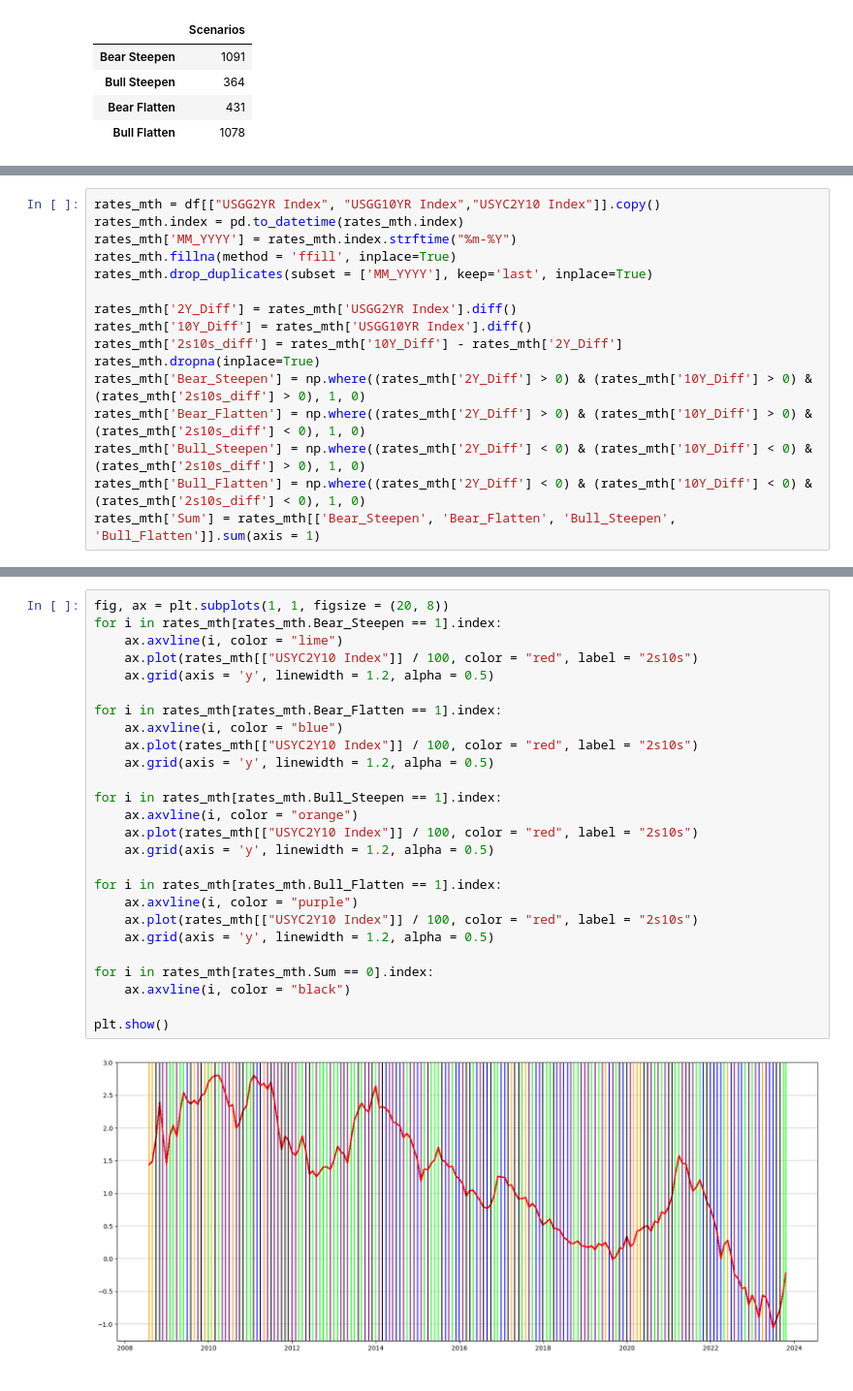
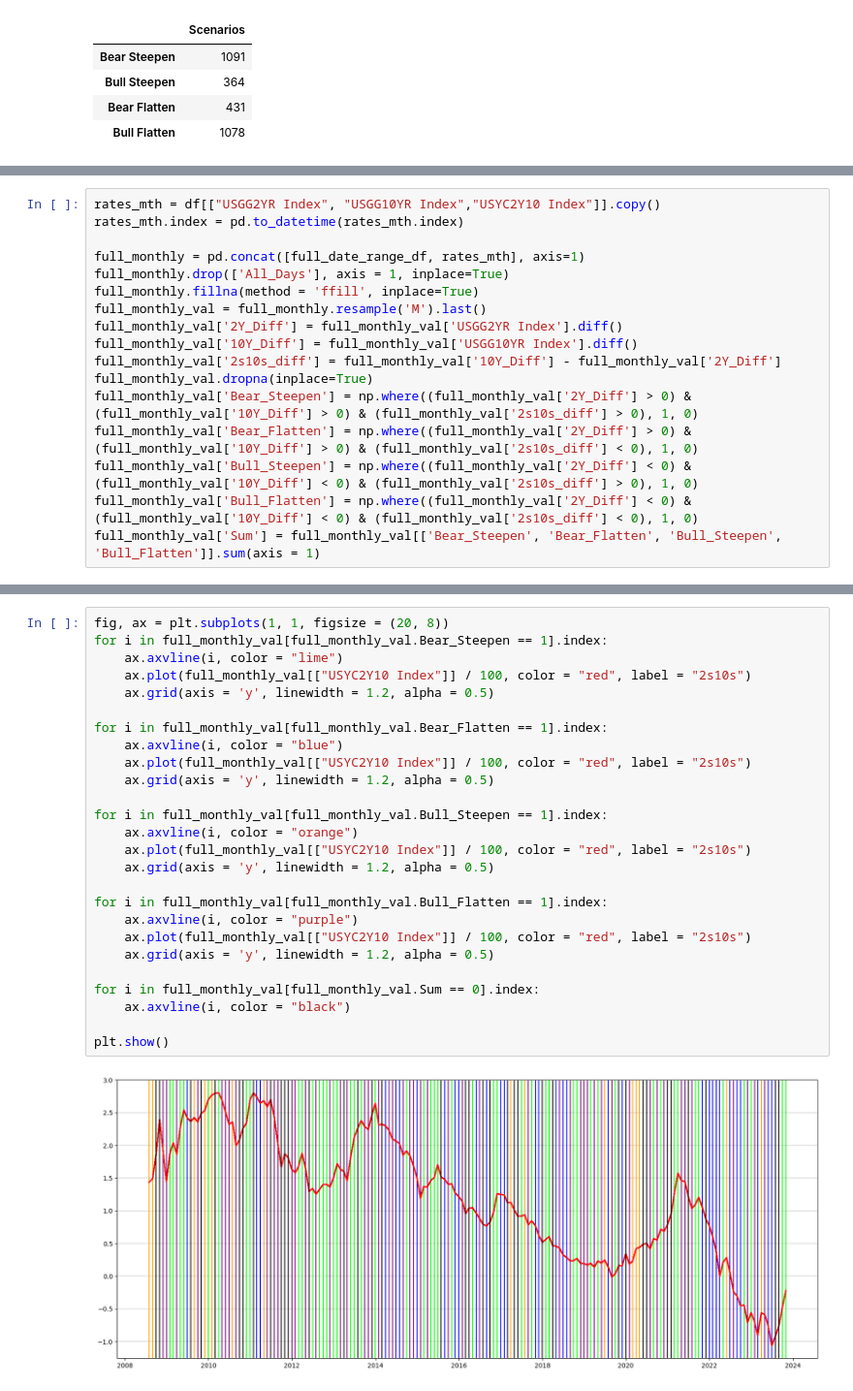
Before and after one commit to ClarenceTee93/Strategies, a Jupyter notebook: strategies.ipynb, the cells around one changed output, grey strips where cells are left out. Shown at 97% size. Cells and saved outputs as stored; diff of their text form.

```diff
--- a/strategies.ipynb
+++ b/strategies.ipynb
@@ -431,17 +460,18 @@ freq_scenarios
 # %%
 rates_mth = df[["USGG2YR Index", "USGG10YR Index","USYC2Y10 Index"]].copy()
 rates_mth.index = pd.to_datetime(rates_mth.index)
-rates_mth['MM_YYYY'] = rates_mth.index.strftime("%m-%Y")
-rates_mth.fillna(method = 'ffill', inplace=True)
-rates_mth.drop_duplicates(subset = ['MM_YYYY'], keep='last', inplace=True)
 
-rates_mth['2Y_Diff'] = rates_mth['USGG2YR Index'].diff()
-rates_mth['10Y_Diff'] = rates_mth['USGG10YR Index'].diff()
-rates_mth['2s10s_diff'] = rates_mth['10Y_Diff'] - rates_mth['2Y_Diff']
-rates_mth.dropna(inplace=True)
-rates_mth['Bear_Steepen'] = np.where((rates_mth['2Y_Diff'] > 0) & (rates_mth['10Y_Diff'] > 0) & (rates_mth['2s10s_diff'] > 0), 1, 0)
-rates_mth['Bear_Flatten'] = np.where((rates_mth['2Y_Diff'] > 0) & (rates_mth['10Y_Diff'] > 0) & (rates_mth['2s10s_diff'] < 0), 1, 0)
-rates_mth['Bull_Steepen'] = np.where((rates_mth['2Y_Diff'] < 0) & (rates_mth['10Y_Diff'] < 0) & (rates_mth['2s10s_diff'] > 0), 1, 0)
-rates_mth['Bull_Flatten'] = np.where((rates_mth['2Y_Diff'] < 0) & (rates_mth['10Y_Diff'] < 0) & (rates_mth['2s10s_diff'] < 0), 1, 0)
-rates_mth['Sum'] = rates_mth[['Bear_Steepen', 'Bear_Flatten', 'Bull_Steepen', 'Bull_Flatten']].sum(axis = 1)
+full_monthly = pd.concat([full_date_range_df, rates_mth], axis=1)
+full_monthly.drop(['All_Days'], axis = 1, inplace=True)
+full_monthly.fillna(method = 'ffill', inplace=True)
+full_monthly_val = full_monthly.resample('M').last()
+full_monthly_val['2Y_Diff'] = full_monthly_val['USGG2YR Index'].diff()
+full_monthly_val['10Y_Diff'] = full_monthly_val['USGG10YR Index'].diff()
+full_monthly_val['2s10s_diff'] = full_monthly_val['10Y_Diff'] - full_monthly_val['2Y_Diff']
+full_monthly_val.dropna(inplace=True)
+full_monthly_val['Bear_Steepen'] = np.where((full_monthly_val['2Y_Diff'] > 0) & (full_monthly_val['10Y_Diff'] > 0) & (full_monthly_val['2s10s_diff'] > 0), 1, 0)
+full_monthly_val['Bear_Flatten'] = np.where((full_monthly_val['2Y_Diff'] > 0) & (full_monthly_val['10Y_Diff'] > 0) & (full_monthly_val['2s10s_diff'] < 0), 1, 0)
+full_monthly_val['Bull_Steepen'] = np.where((full_monthly_val['2Y_Diff'] < 0) & (full_monthly_val['10Y_Diff'] < 0) & (full_monthly_val['2s10s_diff'] > 0), 1, 0)
+full_monthly_val['Bull_Flatten'] = np.where((full_monthly_val['2Y_Diff'] < 0) & (full_monthly_val['10Y_Diff'] < 0) & (full_monthly_val['2s10s_diff'] < 0), 1, 0)
+full_monthly_val['Sum'] = full_monthly_val[['Bear_Steepen', 'Bear_Flatten', 'Bull_Steepen', 'Bull_Flatten']].sum(axis = 1)
 # %%
@@ -459,29 +489,29 @@ freq_scenarios_mth
 | Bull Flatten | 51 |
 # %%
 fig, ax = plt.subplots(1, 1, figsize = (20, 8))
-for i in rates_mth[rates_mth.Bear_Steepen == 1].index:
+for i in full_monthly_val[full_monthly_val.Bear_Steepen == 1].index:
     ax.axvline(i, color = "lime")
-    ax.plot(rates_mth[["USYC2Y10 Index"]] / 100, color = "red", label = "2s10s")
+    ax.plot(full_monthly_val[["USYC2Y10 Index"]] / 100, color = "red", label = "2s10s")
     ax.grid(axis = 'y', linewidth = 1.2, alpha = 0.5)
 
-for i in rates_mth[rates_mth.Bear_Flatten == 1].index:
+for i in full_monthly_val[full_monthly_val.Bear_Flatten == 1].index:
     ax.axvline(i, color = "blue")
-    ax.plot(rates_mth[["USYC2Y10 Index"]] / 100, color = "red", label = "2s10s")
+    ax.plot(full_monthly_val[["USYC2Y10 Index"]] / 100, color = "red", label = "2s10s")
     ax.grid(axis = 'y', linewidth = 1.2, alpha = 0.5)
 
-for i in rates_mth[rates_mth.Bull_Steepen == 1].index:
+for i in full_monthly_val[full_monthly_val.Bull_Steepen == 1].index:
     ax.axvline(i, color = "orange")
-    ax.plot(rates_mth[["USYC2Y10 Index"]] / 100, color = "red", label = "2s10s")
+    ax.plot(full_monthly_val[["USYC2Y10 Index"]] / 100, color = "red", label = "2s10s")
     ax.grid(axis = 'y', linewidth = 1.2, alpha = 0.5)
 
-for i in rates_mth[rates_mth.Bull_Flatten == 1].index:
+for i in full_monthly_val[full_monthly_val.Bull_Flatten == 1].index:
     ax.axvline(i, color = "purple")
-    ax.plot(rates_mth[["USYC2Y10 Index"]] / 100, color = "red", label = "2s10s")
+    ax.plot(full_monthly_val[["USYC2Y10 Index"]] / 100, color = "red", label = "2s10s")
     ax.grid(axis = 'y', linewidth = 1.2, alpha = 0.5)
 
-for i in rates_mth[rates_mth.Sum == 0].index:
+for i in full_monthly_val[full_monthly_val.Sum == 0].index:
     ax.axvline(i, color = "black")
 
 plt.show()
 # %% [output]
-[figure, old version]
+[figure, new version]
```
Also changed, not shown: parts of 14 cells of this notebook.
